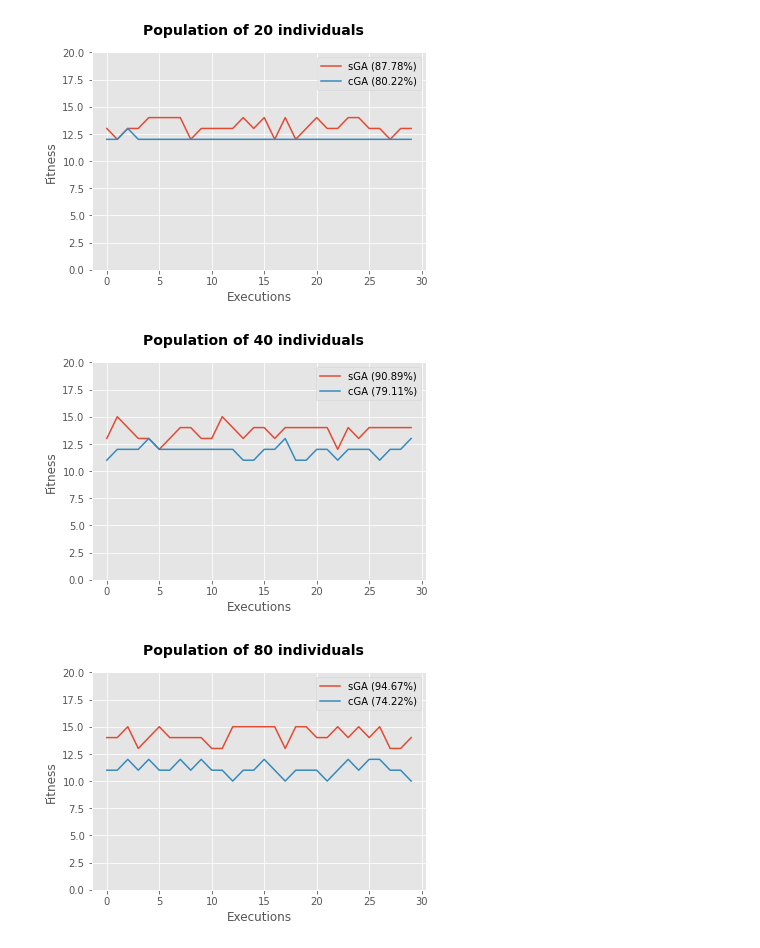
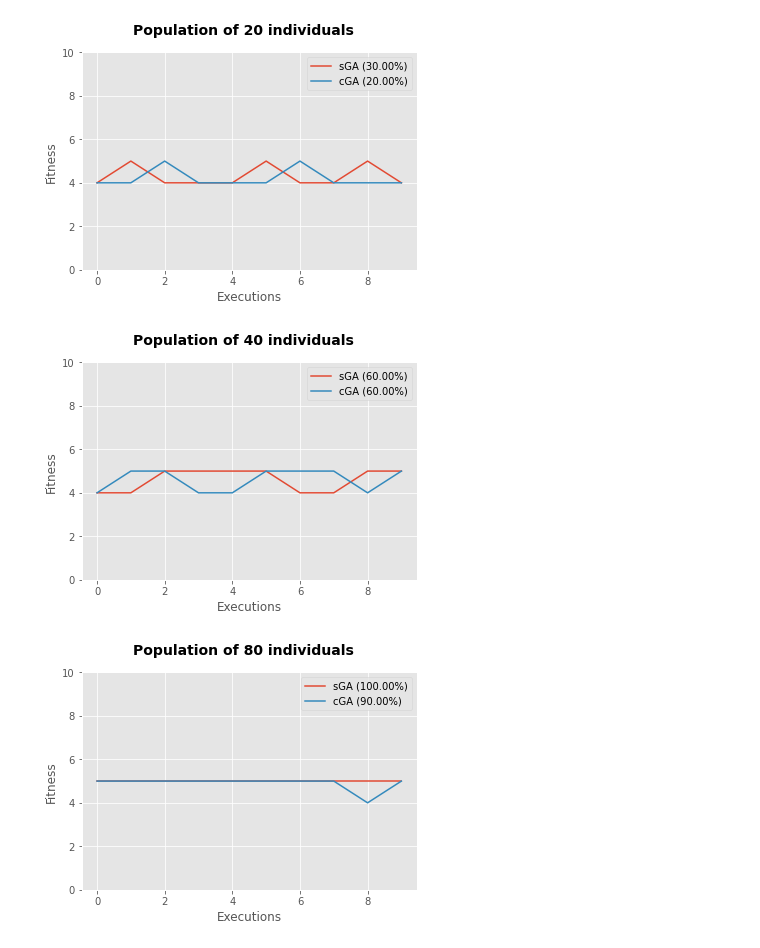
Before and after one commit to brenomfviana/ies-usp, a Jupyter notebook: ies5-sga-vs-cga-ftrap5-comparison.ipynb, the cells around one changed output. Drawn from its saved outputs; the diff is of its cells as text; code cells hidden in the pictures.

Commit message:
fixes functions

```diff
--- a/ies5-sga-vs-cga-ftrap5-comparison.ipynb
+++ b/ies5-sga-vs-cga-ftrap5-comparison.ipynb
@@ -15,24 +15,34 @@ plt.style.use('ggplot')
 sizes = [10, 20, 40, 80, 160]
 
 # Number of tests
-tests = 30
+tests = 10
 
 # Fitness of the global solution
-global_fitness = 15
+global_fitness = 5
 
 # Data
-data = [0] * 15
+data = [0] * 5
 
 # Define fitness function
 def fitness_function(individual, data=None):
-  fit = 0
-  for i in [individual[:5], individual[5:10], individual[10:15]]:
-    u = sum(i)
-    if u < 5:
-      fit += 4 - u
-    else:
-      fit += 5
-  return fit
+  u = sum(individual)
+  if u < 5:
+    return 4 - u
+  return 5
+
+# # Data
+# data = [0] * 15
+
+# # Define fitness function
+# def fitness_function(individual, data=None):
+#   fit = 0
+#   for i in [individual[:5], individual[5:10], individual[10:15]]:
+#     u = sum(i)
+#     if u < 5:
+#       fit += 4 - u
+#     else:
+#       fit += 5
+#   return fit
 
 ################################################################################
 ## Simple Genetic Algorithm (sGA)
@@ -137,11 +147,11 @@ for ps in sizes:
 for i in range(len(sizes)):
   sga_accuracy = 0.0
   for f in fitness_sga[i]:
-    sga_accuracy += f / global_fitness
+    sga_accuracy += 1 if f == global_fitness else 0
   sga_accuracy /= tests
   cga_accuracy = 0.0
   for f in fitness_cga[i]:
-    cga_accuracy += f / global_fitness
+    cga_accuracy += 1 if f == global_fitness else 0
   cga_accuracy /= tests
   # Plot
   fig = plt.figure()
@@ -149,7 +159,7 @@ for i in range(len(sizes)):
      fontsize=14, fontweight='bold')
   line_sga, = plt.plot(fitness_sga[i])
   line_cga, = plt.plot(fitness_cga[i])
-  plt.ylim(0, 20)
+  plt.ylim(0, 10)
   plt.legend([line_sga, line_cga],
     ['sGA ({:.2f}%)'.format(sga_accuracy*100),
      'cGA ({:.2f}%)'.format(cga_accuracy*100)])
@@ -163,3 +173,3 @@ for i in range(len(sizes)):
-[figure, old version]
+[figure, new version]
-[figure, old version]
+[figure, new version]
-[figure, old version]
+[figure, new version]
```
Also changed, not shown: parts of 1 cell of this notebook, 6 other files.
